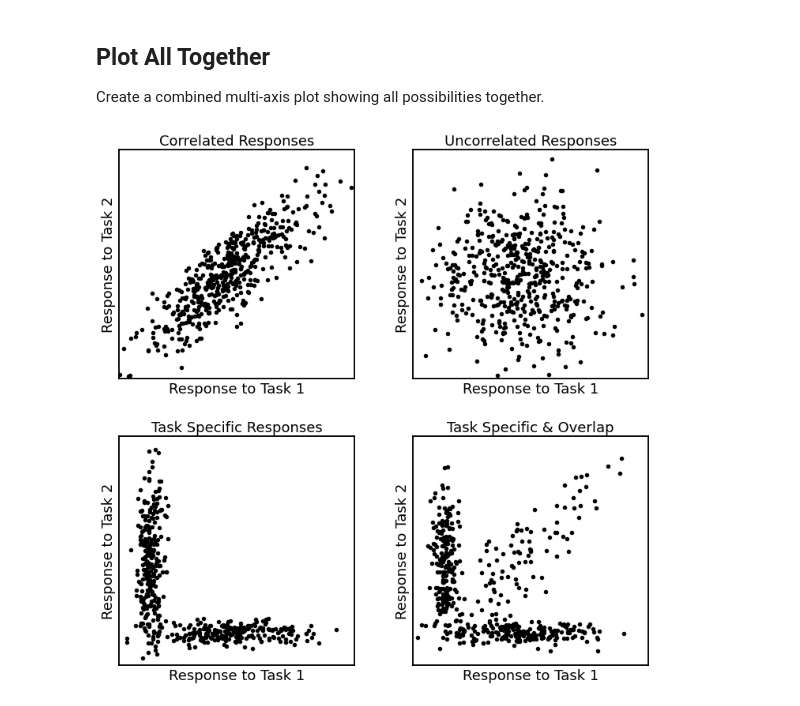
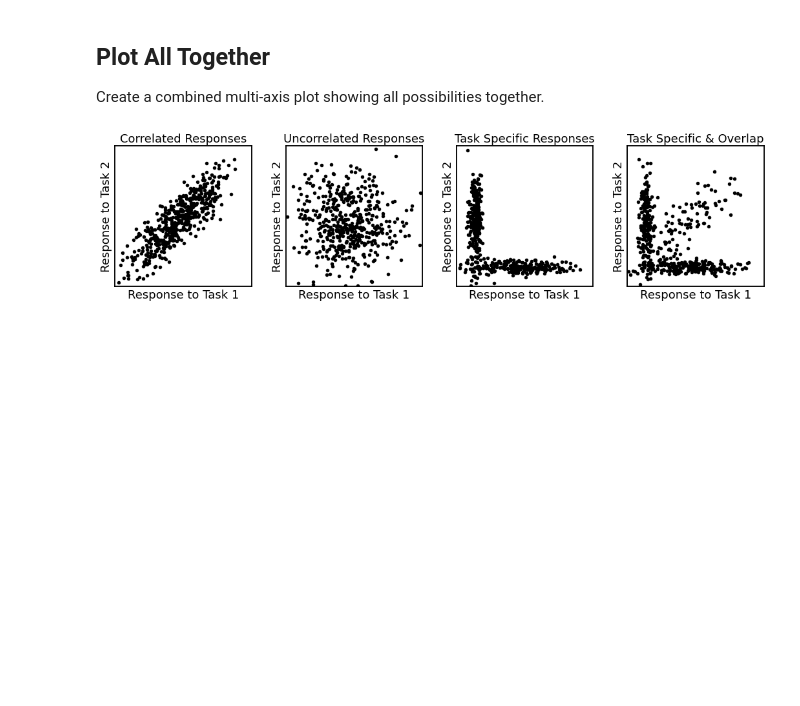
Before and after one commit to HSUPipeline/AnalyzeTH, a Jupyter notebook: notebooks/B3-Hypotheses.ipynb, the cells around one changed output. Cells and saved outputs as stored; diff of their text form; code cells hidden in the pictures; blank space fills up the shorter version.

```diff
--- a/notebooks/B3-Hypotheses.ipynb
+++ b/notebooks/B3-Hypotheses.ipynb
@@ -156,16 +159,16 @@ Create a combined multi-axis plot showing all possibilities together.
 # %%
 SAVE_FIG = False
 # %%
-axes = make_axes(4, 2, hspace=0.25, wspace=0.25, figsize=(12, 12))
+axes = make_axes(4, 4, hspace=0.25, wspace=0.25, figsize=(18, 4))
 plot_dots(correlated_data['d1'], correlated_data['d2'],
           title=title_corr, **plt_kwargs, ax=axes[0])
 plot_dots(uncorrelated_data['d1'], uncorrelated_data['d2'],
           title=title_uncorr, **plt_kwargs, ax=axes[1])
 plot_dots(task_specific_data['d1'], task_specific_data['d2'],
           title=title_specific, **plt_kwargs, ax=axes[2])
 plot_dots(task_overlap_data['d1'], task_overlap_data['d2'],
           title=title_overlap, **plt_kwargs, ax=axes[3])
 if SAVE_FIG:
-    save_figure('Hypotheses.pdf')
+    save_figure('hypotheses.pdf')
 # %% [output]
-[figure, old version]
+[figure, new version]
```
Also changed, not shown: parts of 5 cells of this notebook.
